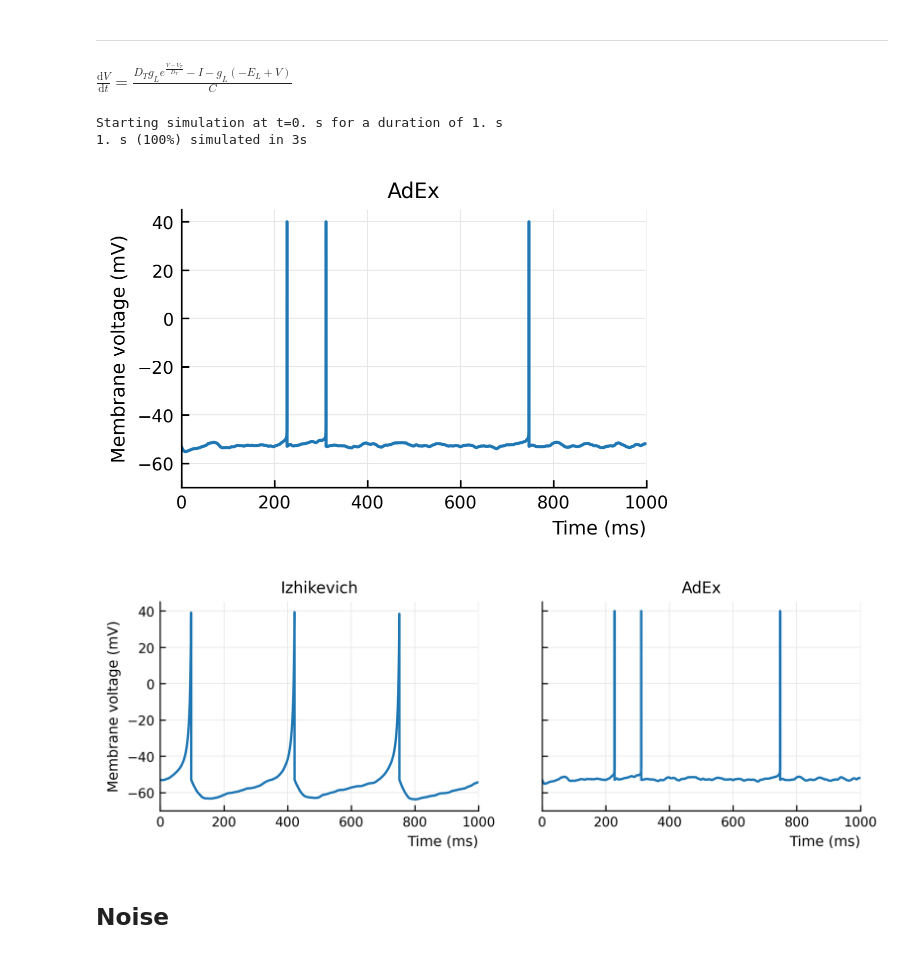
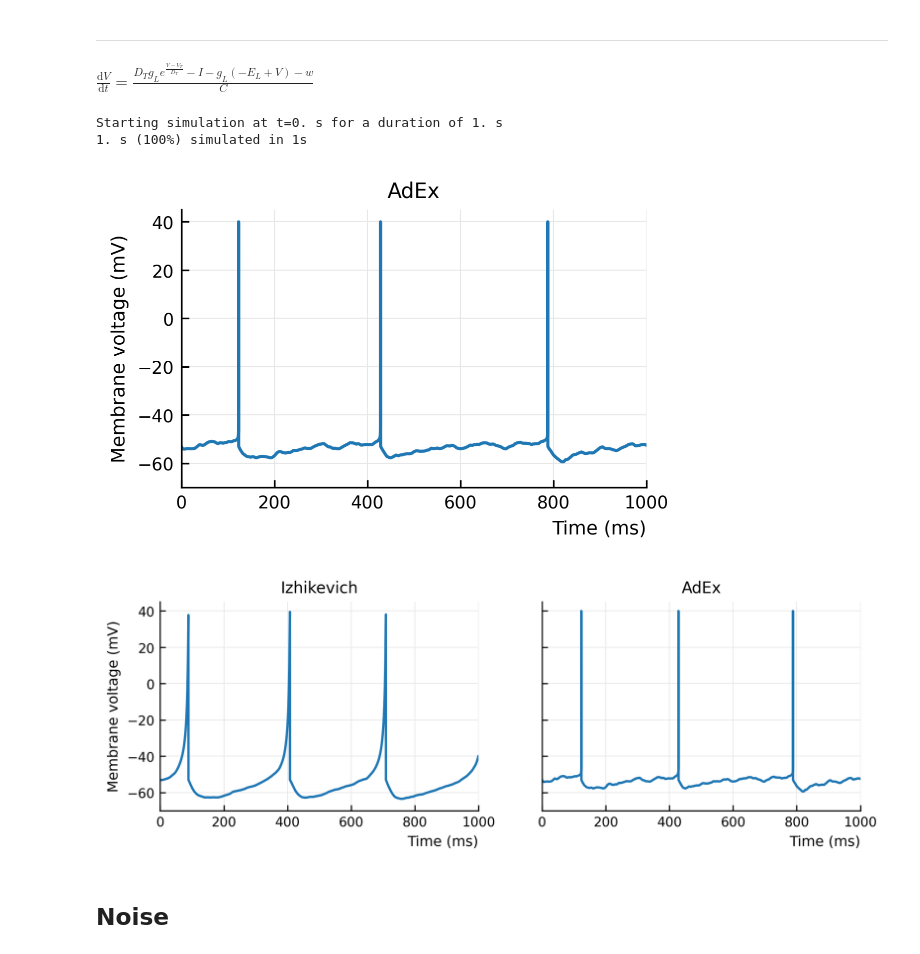
Before and after one commit to tfiers/phd, a Jupyter notebook: _sources/nb/2023-06-23__Vm_traces_AdEx_Izh__Brian.ipynb, the cells around one changed output. Saved outputs shown, nothing was run; the diff lists cells and outputs as text; code cells hidden in the pictures.

```diff
--- a/_sources/nb/2023-06-23__Vm_traces_AdEx_Izh__Brian.ipynb
+++ b/_sources/nb/2023-06-23__Vm_traces_AdEx_Izh__Brian.ipynb
@@ -55,7 +55,7 @@ Ne = N * 4//5
 5200
 # %%
 izh = "dV/dt = ( k*(V - E_L)*(V - E_T) -I -w) / C : volt"
-adx = "dV/dt = ( -g_L*(V - E_L) + g_L * D_T * exp((V-V_T)/D_T) -I ) / C : volt"
+adx = "dV/dt = ( -g_L*(V - E_L) + g_L * D_T * exp((V-V_T)/D_T) -I -w) / C : volt"
 
 eqs = lambda F: f"""
 {F}
@@ -121,7 +121,7 @@ netx.store()
 # %%
 n.equations['V']
 # %% [output]
-$\frac{\mathrm{d}V}{\mathrm{d}t} = \frac{D_{T} g_{L} e^{\frac{V - V_{T}}{D_{T}}} - I - g_{L} \left(- E_{L} + V\right)}{C}$
+$\frac{\mathrm{d}V}{\mathrm{d}t} = \frac{D_{T} g_{L} e^{\frac{V - V_{T}}{D_{T}}} - I - g_{L} \left(- E_{L} + V\right) - w}{C}$
 # %%
 netx.restore()
 
@@ -131,7 +131,7 @@ wi = 4*we
 netx.run(1000 * ms, report='text')
 # %% [output]
 Starting simulation at t=0. s for a duration of 1. s
-1. s (100%) simulated in 3s
+1. s (100%) simulated in 1s
 # %%
 def ceil_spikes_(V, t, spiketimes, V_ceil=Vs):
     i = np.searchsorted(t, spiketimes)
@@ -146,9 +146,9 @@ def ceil_spikes(M, S, var='V', n=0):
 Vx = ceil_spikes(Mx, Sx);
 # %%
 plotV(Vx, "AdEx")
-# savefig("../thesis/figs/Vm_adx.pdf")
+savefig("../thesis/figs/Vm_adx.pdf")
 # %% [output]
-[figure, old version]
+[figure, new version]
 # %%
 fig, axs = plt.subplots(ncols=2, sharey=True, figsize=(8, 2.4))
 plotV(M.V[0], "Izhikevich", ax=axs[0])
@@ -157,7 +157,7 @@ axs[1].set_ylabel(None);
 # plt.tight_layout()
 savefig("../thesis/figs/Vm_Izh_vs_AdEx.pdf")
 # %% [output]
-[figure, old version]
+[figure, new version]
 # %% [markdown]
 ## Noise
 # %%
```
Also changed, not shown: parts of 5 cells of this notebook, 6 other files.
